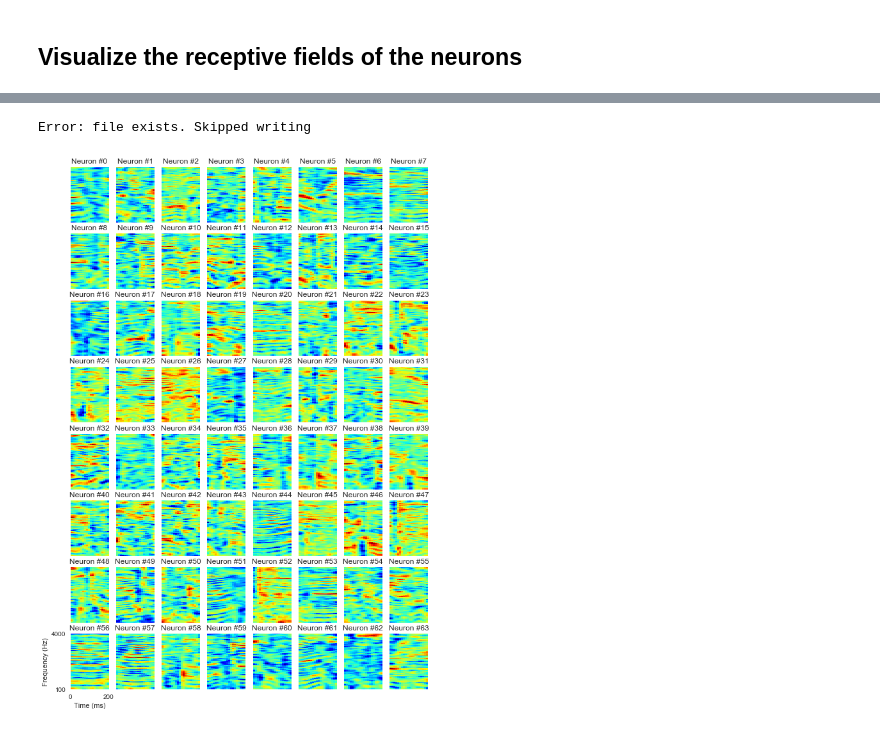
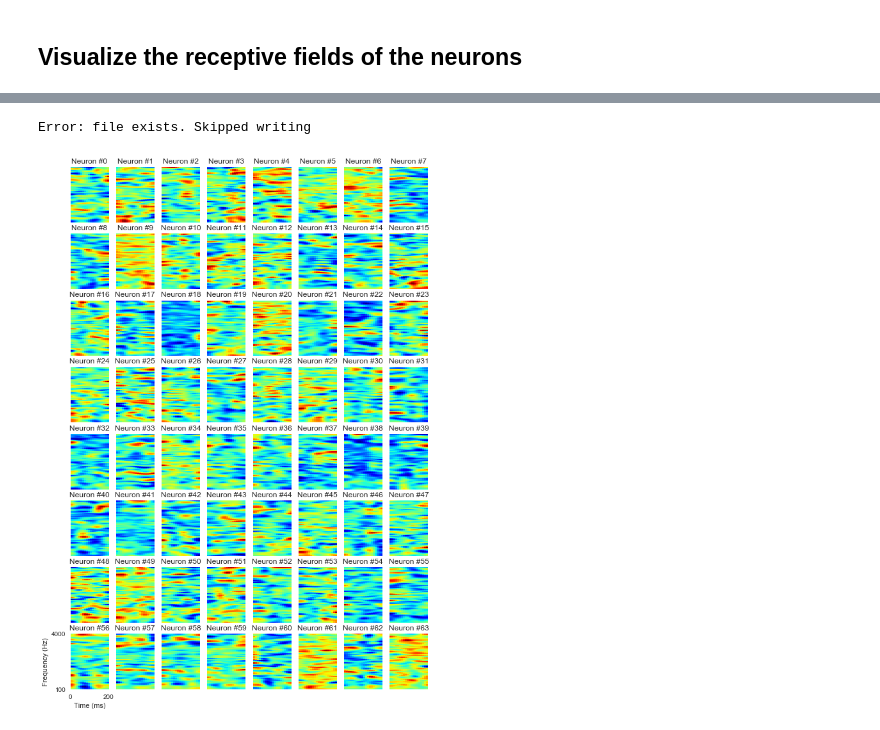
Before and after one commit to nhat-le/Sparse-Coding-Spectrogram, a Jupyter notebook: sparse_code_spectrogram.ipynb, the cells around one changed output, grey strips where cells are left out. Drawn from its saved outputs; the diff is of its cells as text; code cells hidden in the pictures.

```diff
--- a/sparse_code_spectrogram.ipynb
+++ b/sparse_code_spectrogram.ipynb
@@ -312,8 +482,8 @@ def format_func_pcs(value, tick_number):
 # %%
 # Compute the spectrogram and log spectrogram
 nadvance = 200
-f,t,spectrogram = multitaper_spec(sound_combined, fs=fs, nadvance=nadvance)
-logspec, freqs = sample_logspec(spectrogram, fmin=100.0, fmax=4000)
+#f,t,spectrogram = multitaper_spec(sound_combined, fs=fs, nadvance=nadvance)
+#logspec, freqs = sample_logspec(spectrogram, fmin=100.0, fmax=4000)
 
 # Time and frequency ranges for plotting
 fmin = 0
@@ -364,7 +534,7 @@ segment_width = spectrogram.shape[0]
 segment_step = 10 #samples
 dt = segment_len * nadvance / fs * 1000 #length of each window in ms
 segments_lst = []
-for t_start in np.arange(0, len(t) - segment_len, segment_step):
+for t_start in np.arange(0, spectrogram.shape[1] - segment_len, segment_step):
     segments_lst.append(spectrogram[:,t_start:(t_start + segment_len)])
 
 # Do pca on each segment
@@ -413,7 +587,7 @@ iters = 10 #number of iterations per s or A update
 n_neurons = 800 #number of neurons
 lamb = 0.1 #weight of sparsity constraint
 tau = 0.01 #changed 0.1 to 0.01 10/1 #learning rate for s update
-eta = 0.1 #learning rate for A update
+eta = 0.01 #learning rate for A update
 theta = 0.001 #learning rate for A update (orthogonalizing component)
 # %%
 # Initialize and normalize A
@@ -435,16 +609,16 @@ for i in range(nreps):
     A /= np.linalg.norm(A, axis=0)
 
     if cost_s <= prev_cost_s:
-        tau *= 1.05
+        tau *= 1.0
     else:
-        tau *= 0.5
+        tau *= 1.0
 
     if cost_A <= prev_cost_A:
-        eta *= 1.05
-        theta *= 1.05
+        eta *= 1.0
+        theta *= 1.0
     else:
-        eta *= 0.5
-        theta *= 0.5
+        eta *= 1.0
+        theta *= 1.0
 
     print('(tau, eta, theta) = ', tau, eta, theta)
     prev_cost_s = cost_s
@@ -642,35 +825,35 @@ Error: file exists. Skipped writing
 # %%
 n_show = 8
-A_inverted = pca.inverse_transform(best_A.T)
+A_inverted = pca.inverse_transform(best_A.T).T
 fig, ax = plt.subplots(n_show, n_show, figsize=(10,15))
 fig.subplots_adjust(left=None, bottom=None, right=None, top=None,
             wspace=None, hspace=None)
 for i in range(n_show):
     for j in range(n_show):
         seg = A_inv[:,n_show*i + j].reshape((segment_width, segment_len))
 
         # Filter
-        filt = scipy.ndimage.filters.gaussian_filter(seg, sigma=1)
+        filt = scipy.ndimage.filters.gaussian_filter(seg, sigma=2)
 
         idx = n_show*i + j
         ax[i][j].grid(False)
         ax[i][j].imshow(np.flipud(filt), cmap='jet', aspect='auto', extent=[0, dt, 100, 4000])
         #ax[i][j].set_yscale('log')
         ax[i][j].set_title('Neuron #' + str(idx))
         ax[i][j].set_ylim([100, 4000])
         if i != n_show - 1 or j != 0:
             ax[i][j].set(xticklabels=[], yticklabels=[])
         else:
             ax[i][j].set_xlabel('Time (ms)')
             ax[i][j].set_ylabel('Frequency (Hz)')
             #ax[i][j].yaxis.set_major_locator(plt.LogLocator(numticks=5))
             ax[i][j].yaxis.set_major_locator(plt.FixedLocator([100, 4000]))
             ax[i][j].yaxis.set_major_formatter(plt.FuncFormatter(format_func_pcs))
 filename = 'receptive_fields_human_171004.pdf'
 if not os.path.isfile(filename):
     plt.savefig(filename)
 else:
     print('Error: file exists. Skipped writing')
 # %% [output]
 Error: file exists. Skipped writing
-[figure, old version]
+[figure, new version]
```
Also changed, not shown: parts of 24 cells of this notebook.
